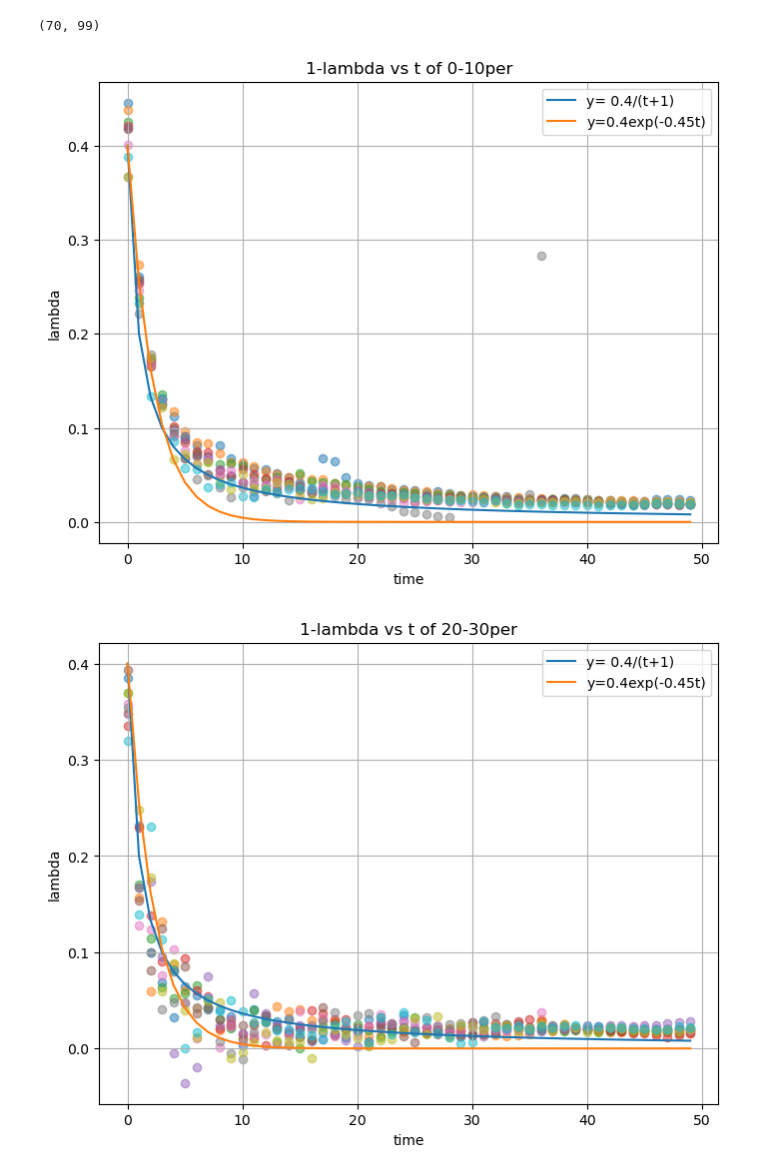
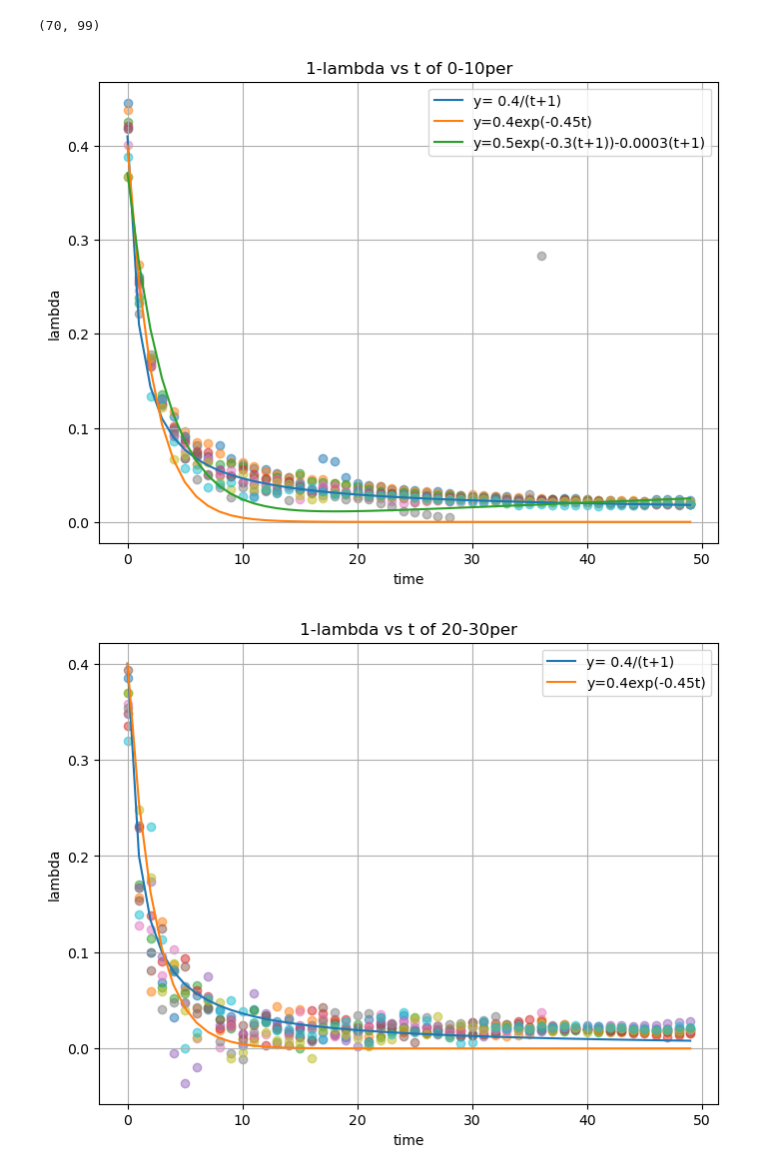
Before and after one commit to LABO-M/horserace, a Jupyter notebook: keiba17.ipynb, the cells around one changed output. Drawn from its saved outputs; the diff is of its cells as text; code cells hidden in the pictures.

```diff
--- a/keiba17.ipynb
+++ b/keiba17.ipynb
@@ -872,26 +872,29 @@ print(lambda_list.shape)
 # %%
 plt.figure(figsize=(8, 6))
 
 t = np.arange(0, 50)
 
 for i in range(0,10):
     x = lambda_list[i][0:50]
     plt.scatter(t, -x, alpha=0.5)
 
-z = 0.4/(t+1)
+z = 0.4/(t+1)+0.01
 plt.plot(t,z, label="y= 0.4/(t+1)")
 
 w = 0.4* np.exp(-0.45*t)
 plt.plot(t,w, label="y=0.4exp(-0.45t)")
+
+q = 0.5*np.exp(-0.3*(t+1))+0.0005*(t+1)
+plt.plot(t,q, label="y=0.5exp(-0.3(t+1))-0.0003(t+1)")
 
 plt.xlabel("time")
 plt.ylabel("lambda")
 plt.title("1-lambda vs t of 0-10per")
 plt.grid(True)
 plt.legend()
 plt.show()
 # %% [output]
-[figure, old version]
+[figure, new version]
 # %%
 plt.figure(figsize=(8, 6))
 
```
Also changed, not shown: parts of 3 cells of this notebook.
